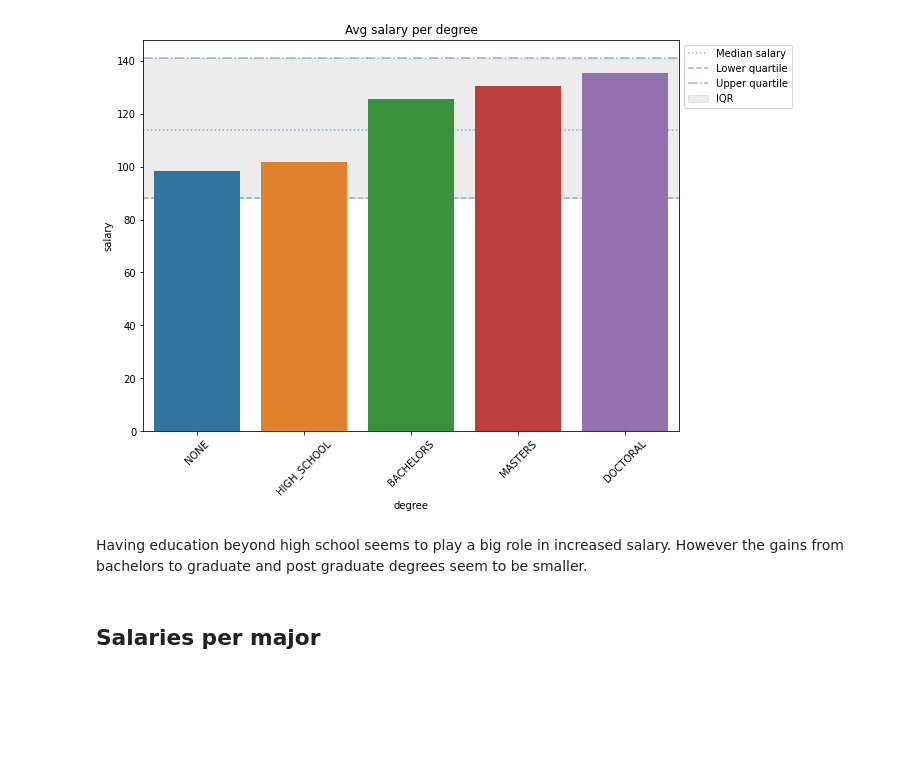
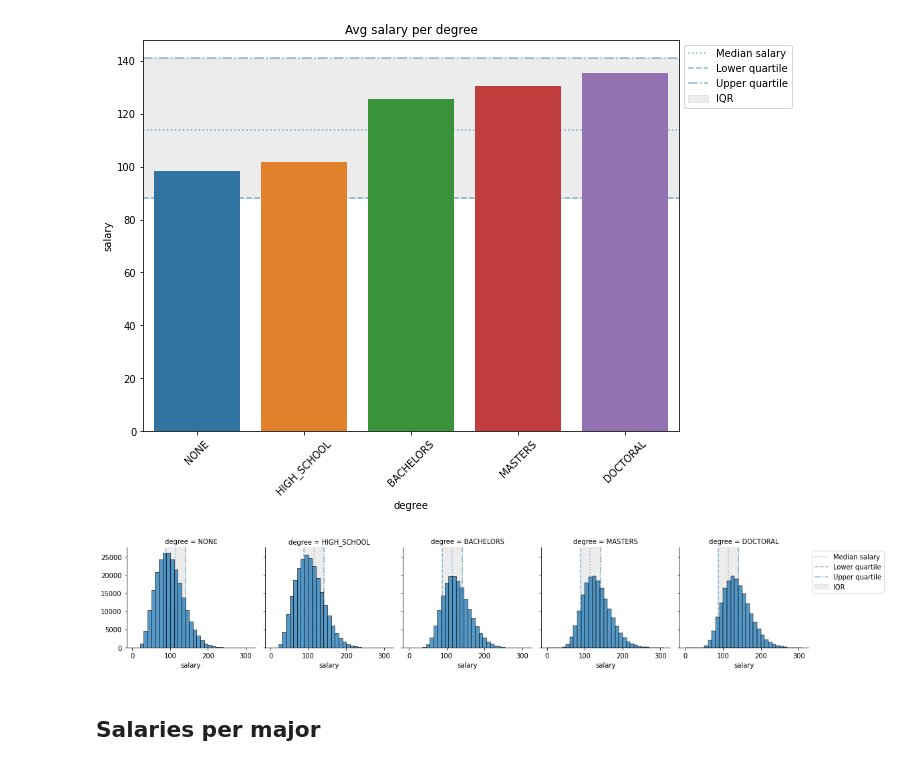
Before and after one commit to scottwiles/salary_prediction, a Jupyter notebook: notebooks/salary_prediction_eda.ipynb, the cells around one changed output. Cells and saved outputs as stored; diff of their text form; code cells hidden in the pictures; blank space fills up the shorter version.

```diff
--- a/notebooks/salary_prediction_eda.ipynb
+++ b/notebooks/salary_prediction_eda.ipynb
@@ -316,8 +333,12 @@ salary_stats.plot_IQR()
 plt.show()
 # %% [output]
 [figure]
-# %% [markdown]
-Having education beyond high school seems to play a big role in increased salary. However the gains from bachelors to graduate and post graduate degrees seem to be smaller.
+# %%
+faceted_histogram_plot(salaries_all, 'degree',
+                       grid_kwargs = {'col_wrap': 5, 'col_order': avg_salary_per_degree.degree},
+                       plot_kwargs = {'binwidth': 10, 'plot_stats': salary_stats})
+# %% [output]
+[figure, added]
 # %% [markdown]
 ## Salaries per major
 # %%
```
Also changed, not shown: parts of 21 cells of this notebook, 1 other file.
